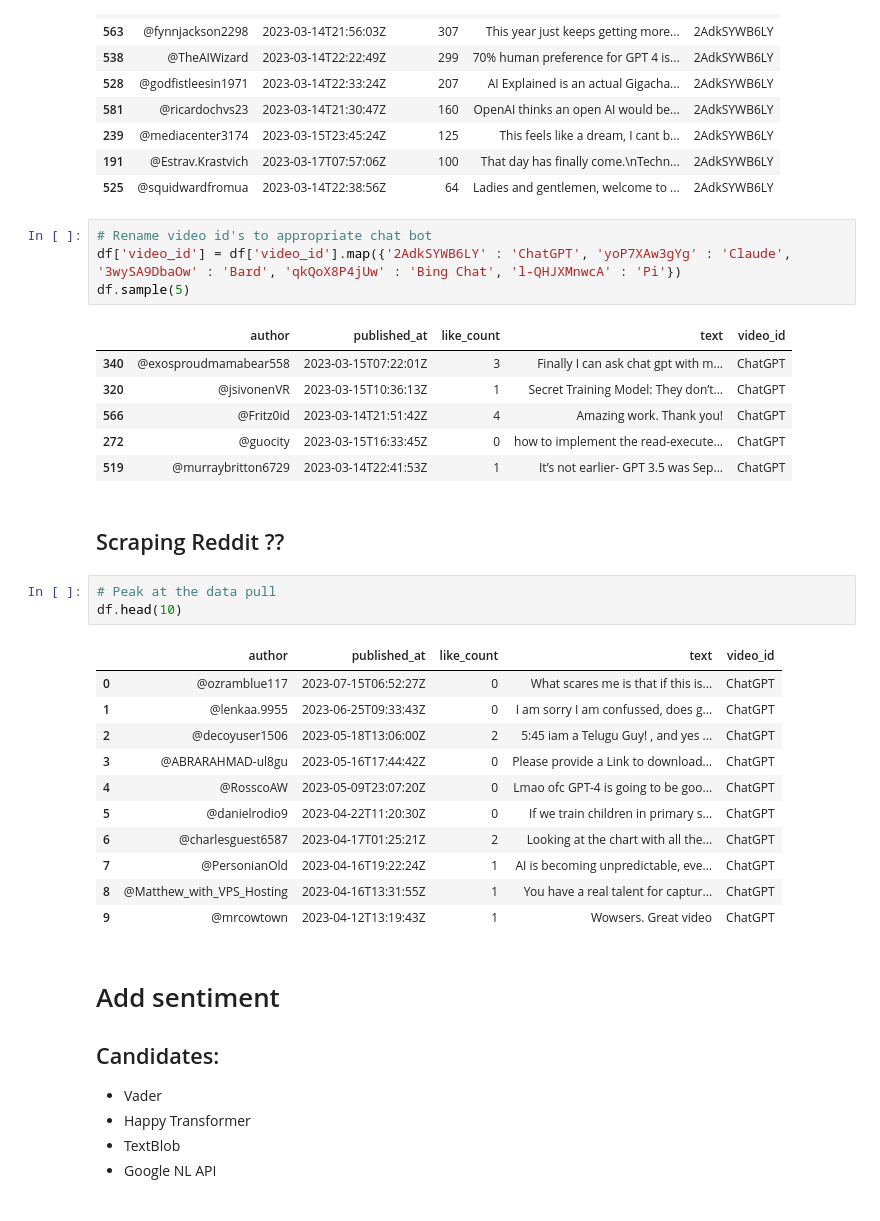
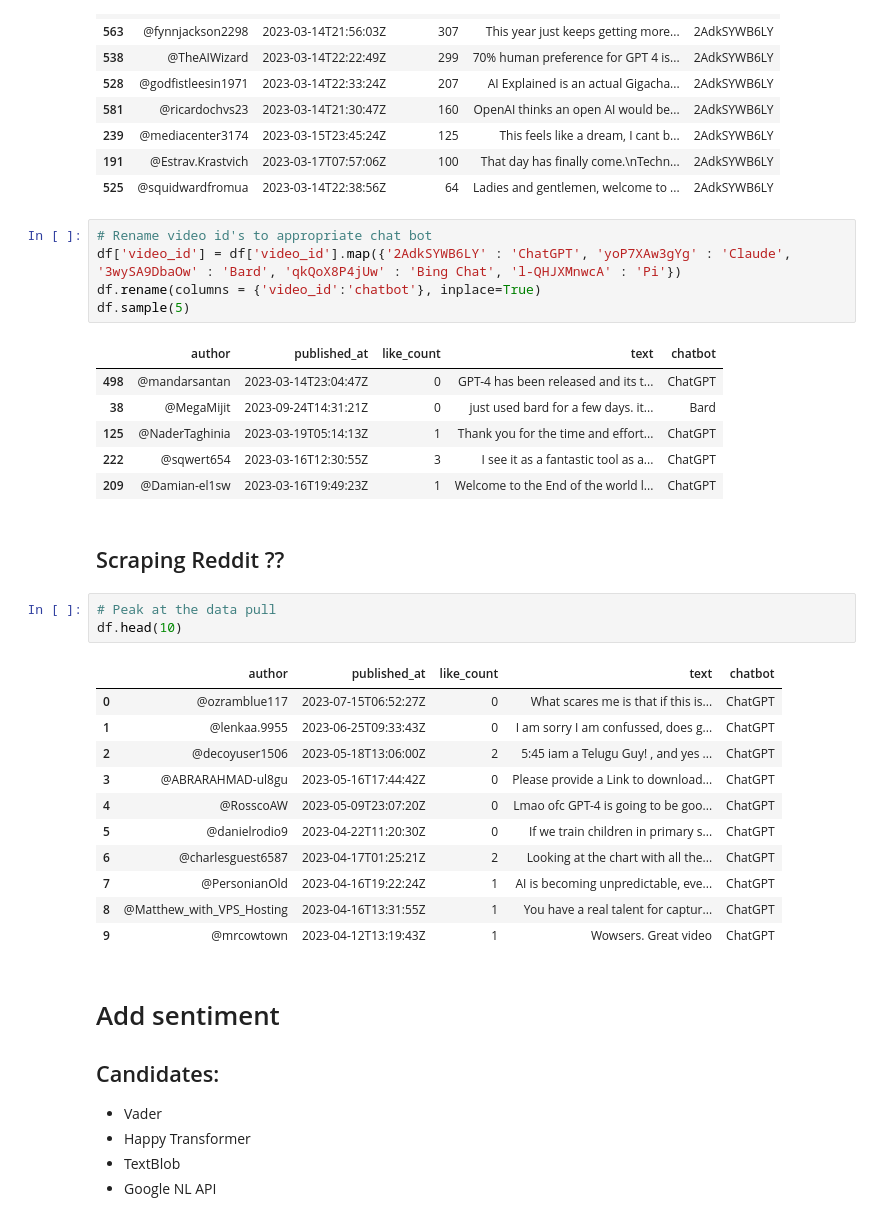
Before and after one commit to mindyng/2023-Business-Projects, a Jupyter notebook: sentiment-analysis-on-llm-chatbots.ipynb, the cells around one changed output. Cells and saved outputs as stored; diff of their text form.

```diff
--- a/sentiment-analysis-on-llm-chatbots.ipynb
+++ b/sentiment-analysis-on-llm-chatbots.ipynb
@@ -278,21 +278,22 @@ vids_df[0].sort_values(by='like_count', ascending=False)[0:10]
 # %%
 # Rename video id's to appropriate chat bot
 df['video_id'] = df['video_id'].map({'2AdkSYWB6LY' : 'ChatGPT', 'yoP7XAw3gYg' : 'Claude', '3wySA9DbaOw' : 'Bard', 'qkQoX8P4jUw' : 'Bing Chat', 'l-QHJXMnwcA' : 'Pi'})
+df.rename(columns = {'video_id':'chatbot'}, inplace=True)
 df.sample(5)
 # %% [output]
-|  | author | published_at | like_count | text | video_id |
-| 340 | @exosproudmamabear558 | 2023-03-15T07:22:01Z | 3 | Finally I can ask chat gpt with m... | ChatGPT |
-| 320 | @jsivonenVR | 2023-03-15T10:36:13Z | 1 | Secret Training Model: They don’t... | ChatGPT |
-| 566 | @Fritz0id | 2023-03-14T21:51:42Z | 4 | Amazing work. Thank you! | ChatGPT |
-| 272 | @guocity | 2023-03-15T16:33:45Z | 0 | how to implement the read-execute... | ChatGPT |
-| 519 | @murraybritton6729 | 2023-03-14T22:41:53Z | 1 | It’s not earlier- GPT 3.5 was Sep... | ChatGPT |
+|  | author | published_at | like_count | text | chatbot |
+| 498 | @mandarsantan | 2023-03-14T23:04:47Z | 0 | GPT-4 has been released and its t... | ChatGPT |
+| 38 | @MegaMijit | 2023-09-24T14:31:21Z | 0 | just used bard for a few days. it... | Bard |
+| 125 | @NaderTaghinia | 2023-03-19T05:14:13Z | 1 | Thank you for the time and effort... | ChatGPT |
+| 222 | @sqwert654 | 2023-03-16T12:30:55Z | 3 | I see it as a fantastic tool as a... | ChatGPT |
+| 209 | @Damian-el1sw | 2023-03-16T19:49:23Z | 1 | Welcome to the End of the world l... | ChatGPT |
 # %% [markdown]
 ## Scraping Reddit ??
 # %%
 # Peak at the data pull
 df.head(10)
 # %% [output]
-|  | author | published_at | like_count | text | video_id |
+|  | author | published_at | like_count | text | chatbot |
 | 0 | @ozramblue117 | 2023-07-15T06:52:27Z | 0 | What scares me is that if this is... | ChatGPT |
 | 1 | @lenkaa.9955 | 2023-06-25T09:33:43Z | 0 | I am sorry I am confussed, does g... | ChatGPT |
 | 2 | @decoyuser1506 | 2023-05-18T13:06:00Z | 2 | 5:45 iam a Telugu Guy! , and yes ... | ChatGPT |
```
Also changed, not shown: parts of 37 cells of this notebook.
